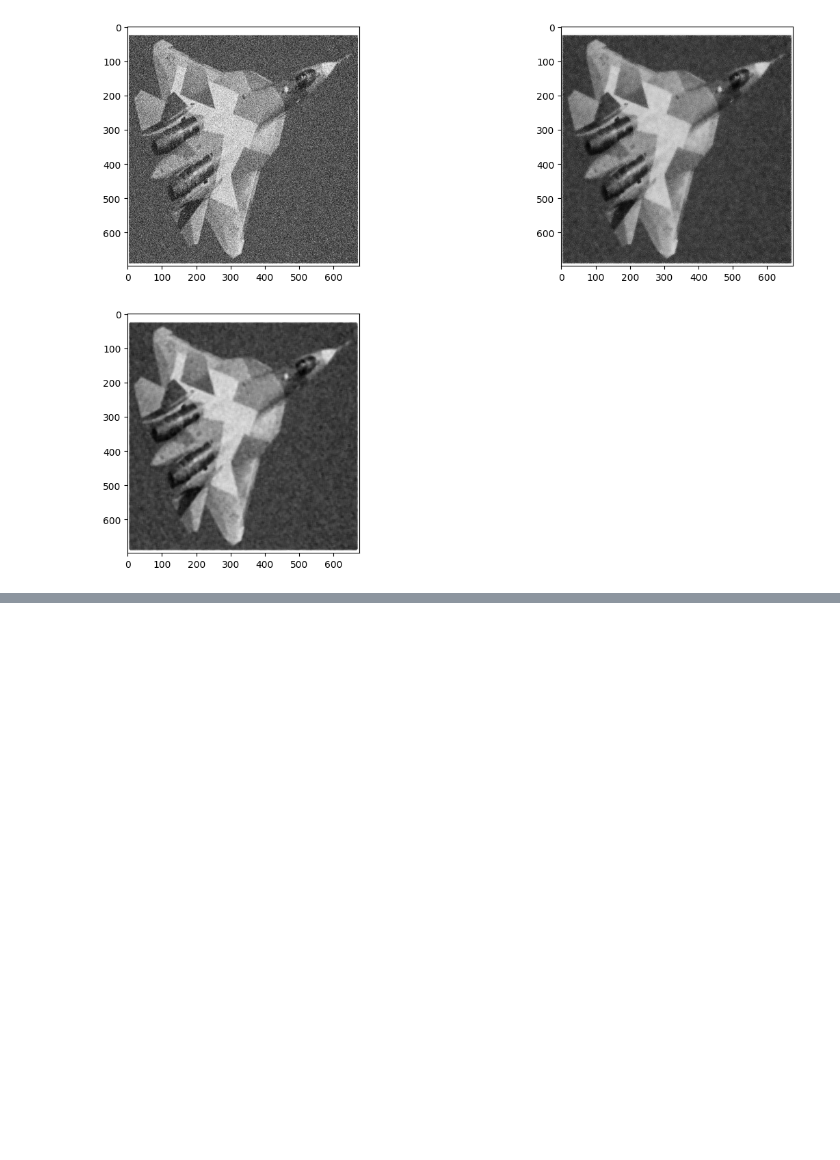
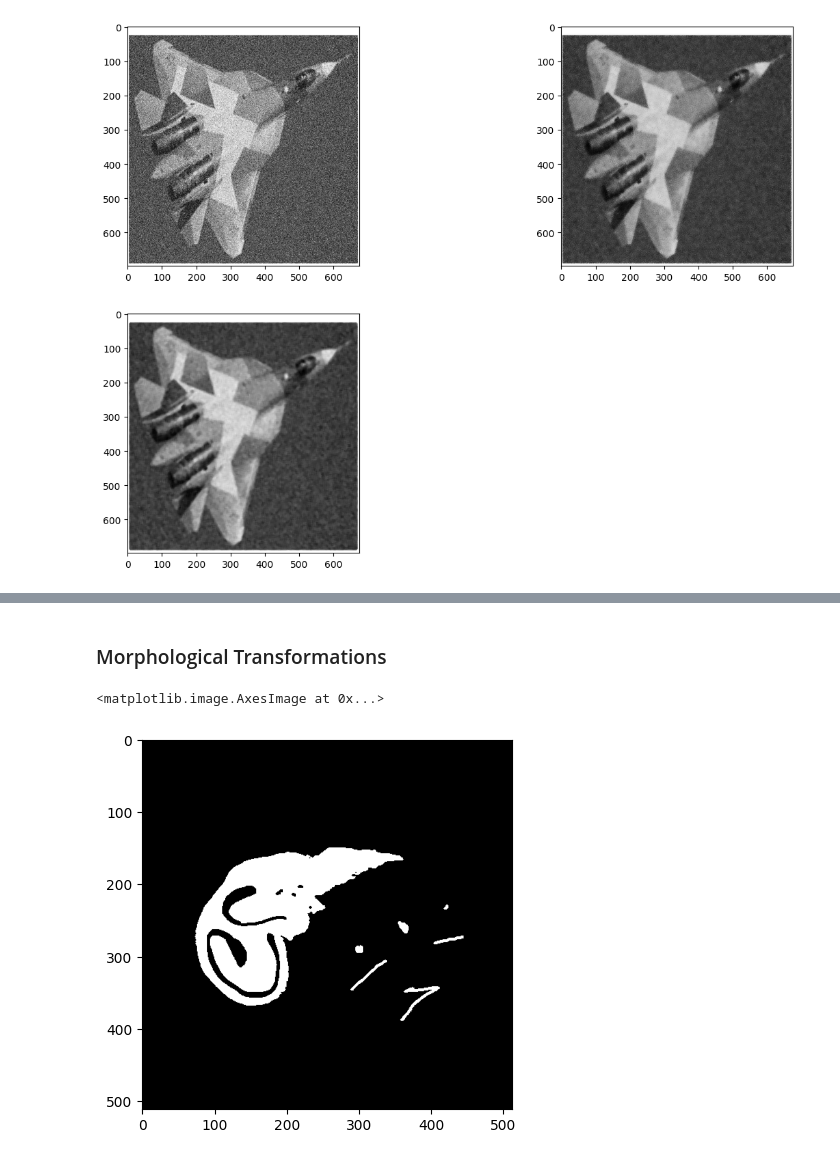
Before and after one commit to Minhdd1413/Image_Processing, a Jupyter notebook: Week4.ipynb, the cells around one changed output, grey strips where cells are left out. Cells and saved outputs as stored; diff of their text form; code cells hidden in the pictures; blank space fills up the shorter version.

```diff
--- a/Week4.ipynb
+++ b/Week4.ipynb
@@ -326,0 +336,8 @@ plt.imshow(noise_img2, cmap='gray')
+# %% [markdown]
+### Morphological Transformations
+# %%
+img = cv2.imread('img11.png', cv2.IMREAD_GRAYSCALE)
+plt.imshow(img, cmap='gray')
+# %% [output]
+<matplotlib.image.AxesImage at 0x...>
+[figure, added]
```
Also changed, not shown: parts of 20 cells of this notebook.
